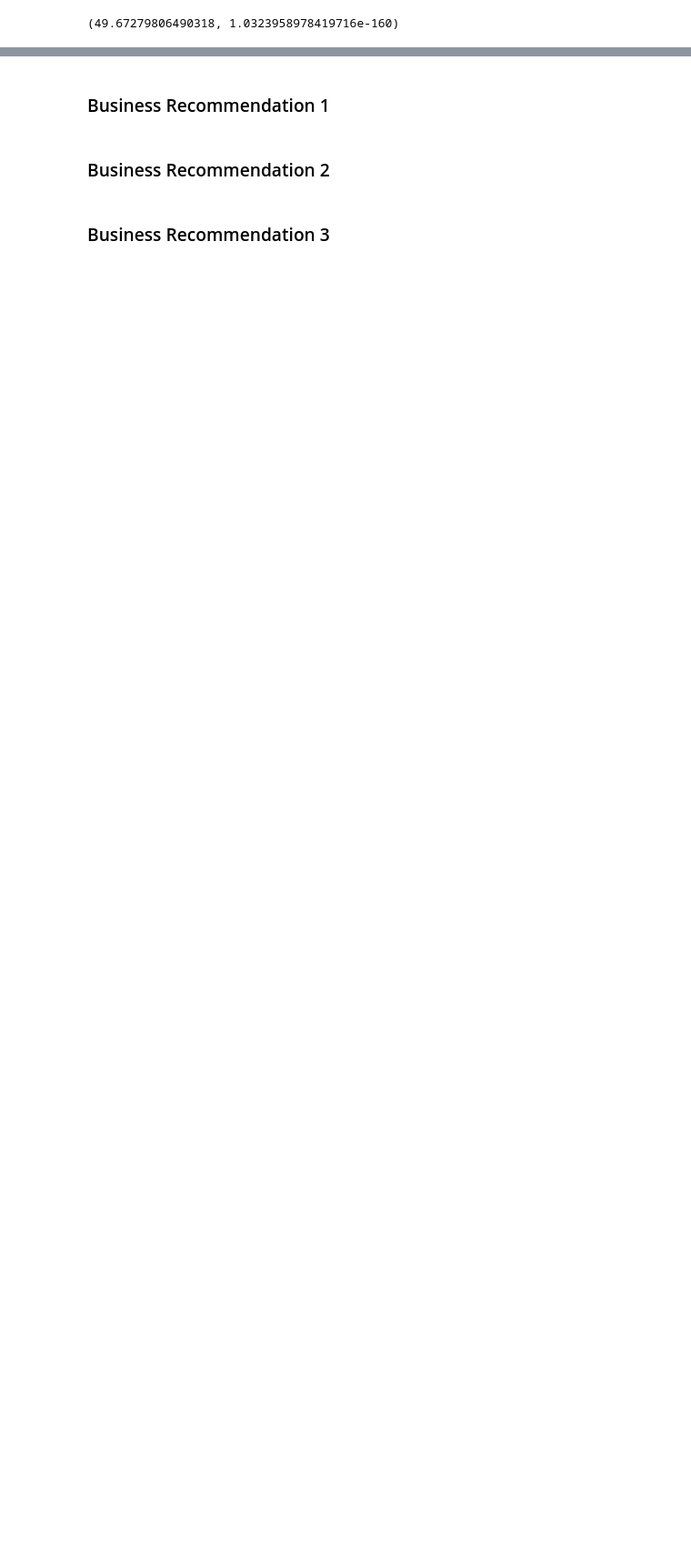
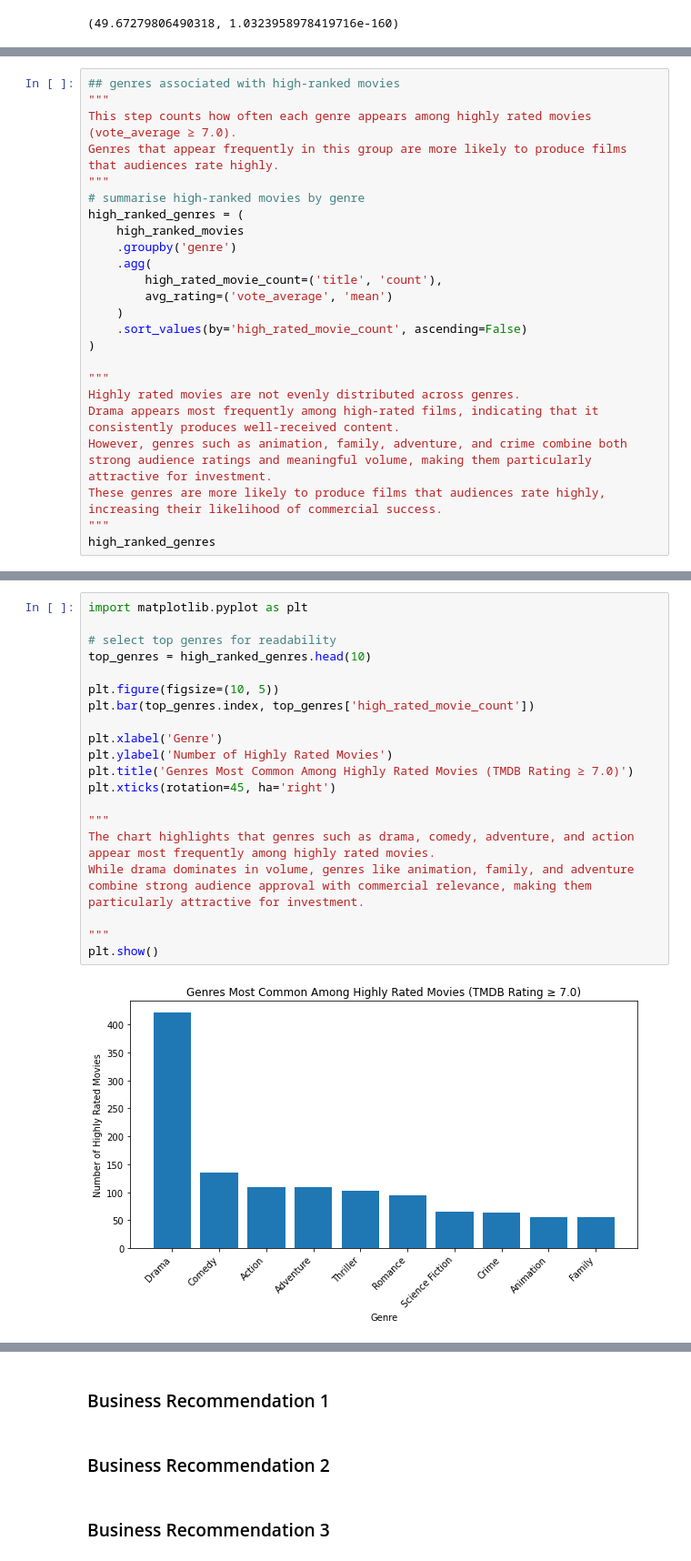
Before and after one commit to raphaelndemo/Movie-Industry-Analysis, a Jupyter notebook: notebooks/final.ipynb, the cells around one changed output, grey strips where cells are left out. Shown at 91% size. Cells and saved outputs as stored; diff of their text form; blank space fills up the shorter version.

```diff
--- a/notebooks/final.ipynb
+++ b/notebooks/final.ipynb
@@ -1080,0 +1319,24 @@ f_stat, p_value
+# %%
+## genres associated with high-ranked movies
+"""
+This step counts how often each genre appears among highly rated movies (vote_average ≥ 7.0).
+Genres that appear frequently in this group are more likely to produce films that audiences rate highly.
+"""
+# summarise high-ranked movies by genre
+high_ranked_genres = (
+    high_ranked_movies
+    .groupby('genre')
+    .agg(
+        high_rated_movie_count=('title', 'count'),
+        avg_rating=('vote_average', 'mean')
+    )
+    .sort_values(by='high_rated_movie_count', ascending=False)
+)
+
+"""
+Highly rated movies are not evenly distributed across genres.
+Drama appears most frequently among high-rated films, indicating that it consistently produces well-received content.
+However, genres such as animation, family, adventure, and crime combine both strong audience ratings and meaningful volume, making them particularly attractive for investment.
+These genres are more likely to produce films that audiences rate highly, increasing their likelihood of commercial success.
+"""
+high_ranked_genres
@@ -1080,0 +1362,22 @@ f_stat, p_value
+# %%
+import matplotlib.pyplot as plt
+
+# select top genres for readability
+top_genres = high_ranked_genres.head(10)
+
+plt.figure(figsize=(10, 5))
+plt.bar(top_genres.index, top_genres['high_rated_movie_count'])
+
+plt.xlabel('Genre')
+plt.ylabel('Number of Highly Rated Movies')
+plt.title('Genres Most Common Among Highly Rated Movies (TMDB Rating ≥ 7.0)')
+plt.xticks(rotation=45, ha='right')
+
+"""
+The chart highlights that genres such as drama, comedy, adventure, and action appear most frequently among highly rated movies.
+While drama dominates in volume, genres like animation, family, and adventure combine strong audience approval with commercial relevance, making them particularly attractive for investment.
+
+"""
+plt.show()
+# %% [output]
+[figure, added]
```
Also changed, not shown: parts of 18 cells of this notebook.
